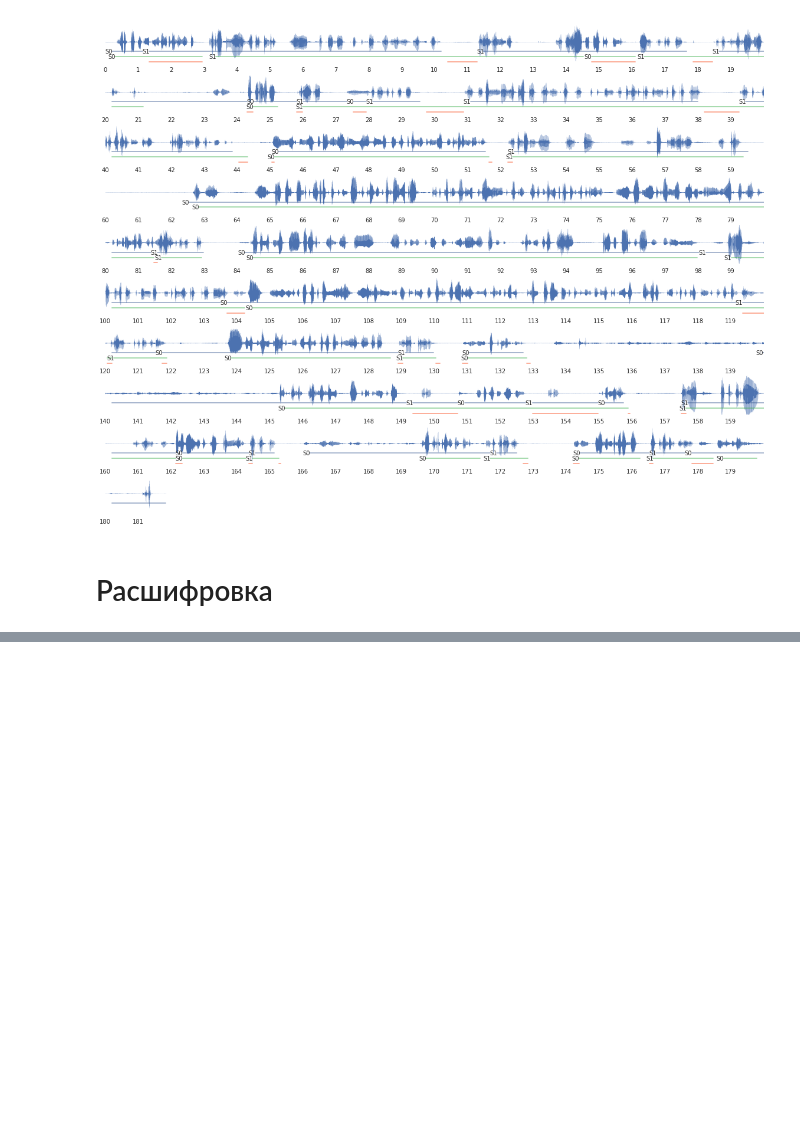
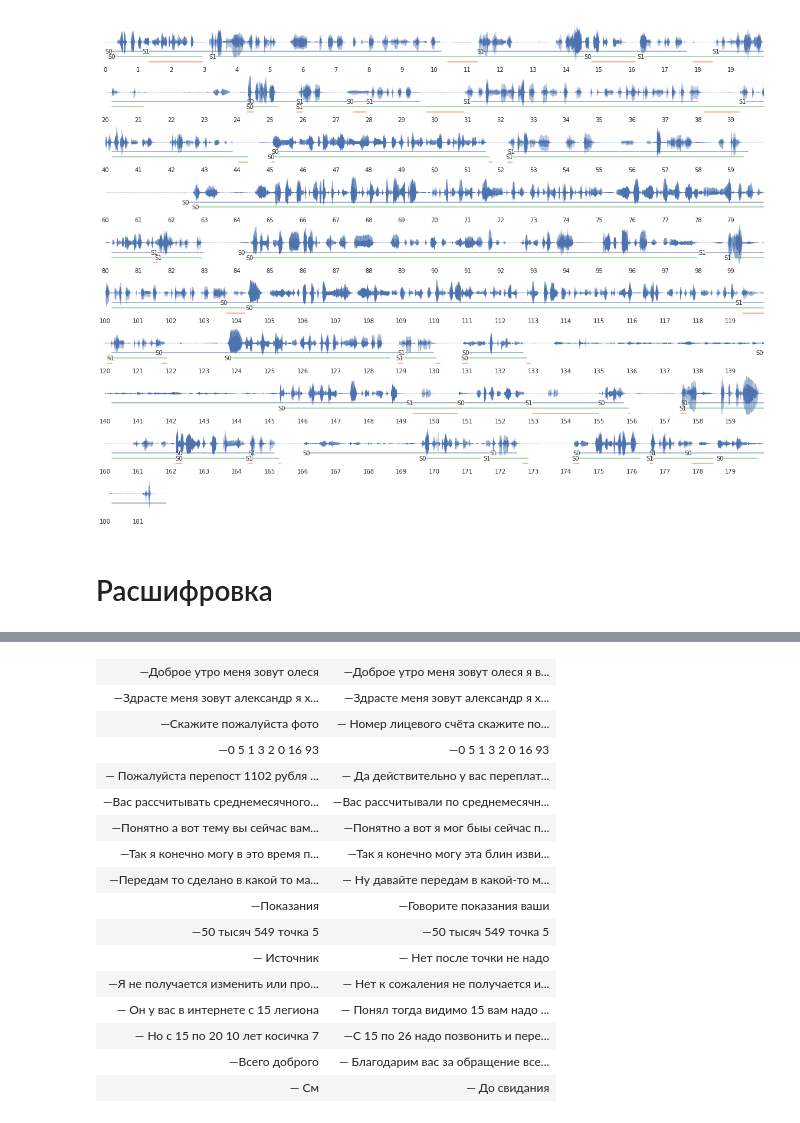
Before and after one commit to kuk/analyze-callcenter, a Jupyter notebook: notes.ipynb, the cells around one changed output, grey strips where cells are left out. Saved outputs shown, nothing was run; the diff lists cells and outputs as text; code cells hidden in the pictures; blank space fills up the shorter version.

Commit message:
show transcript diffs

```diff
--- a/notes.ipynb
+++ b/notes.ipynb
@@ -86,2 +88,5 @@ plot_segments(sounds[name], segments[name], etalons[name])
+# %%
+etalons = load_transcripts(format='{}_etalon.pickle')
+transcripts = load_transcripts()
 # %%
 %run -n main.py
@@ -89,0 +113,21 @@ transcripts = load_transcripts()
+# %%
+name = 'mosenergo'
+show_transcripts(transcripts[name], etalons[name])
+# %% [output]
+| —Доброе утро меня зовут олеся | —Доброе утро меня зовут олеся я в... |
+| —Здрасте меня зовут александр я х... | —Здрасте меня зовут александр я х... |
+| —Скажите пожалуйста фото | — Номер лицевого счёта скажите по... |
+| —0 5 1 3 2 0 16 93 | —0 5 1 3 2 0 16 93 |
+| — Пожалуйста перепост 1102 рубля ... | — Да действительно у вас переплат... |
+| —Вас рассчитывать среднемесячного... | —Вас рассчитывали по среднемесячн... |
+| —Понятно а вот тему вы сейчас вам... | —Понятно а вот я мог быы сейчас п... |
+| —Так я конечно могу в это время п... | —Так я конечно могу эта блин изви... |
+| —Передам то сделано в какой то ма... | — Ну давайте передам в какой-то м... |
+| —Показания | —Говорите показания ваши |
+| —50 тысяч 549 точка 5 | —50 тысяч 549 точка 5 |
+| — Источник | — Нет после точки не надо |
+| —Я не получается изменить или про... | — Нет к сожаления не получается и... |
+| — Он у вас в интернете с 15 легиона | — Понял тогда видимо 15 вам надо ... |
+| — Но с 15 по 20 10 лет косичка 7 | —С 15 по 26 надо позвонить и пере... |
+| —Всего доброго | — Благодарим вас за обращение все... |
+| — См | — До свидания |
```
Also changed, not shown: parts of 8 cells of this notebook, 5 other files.
